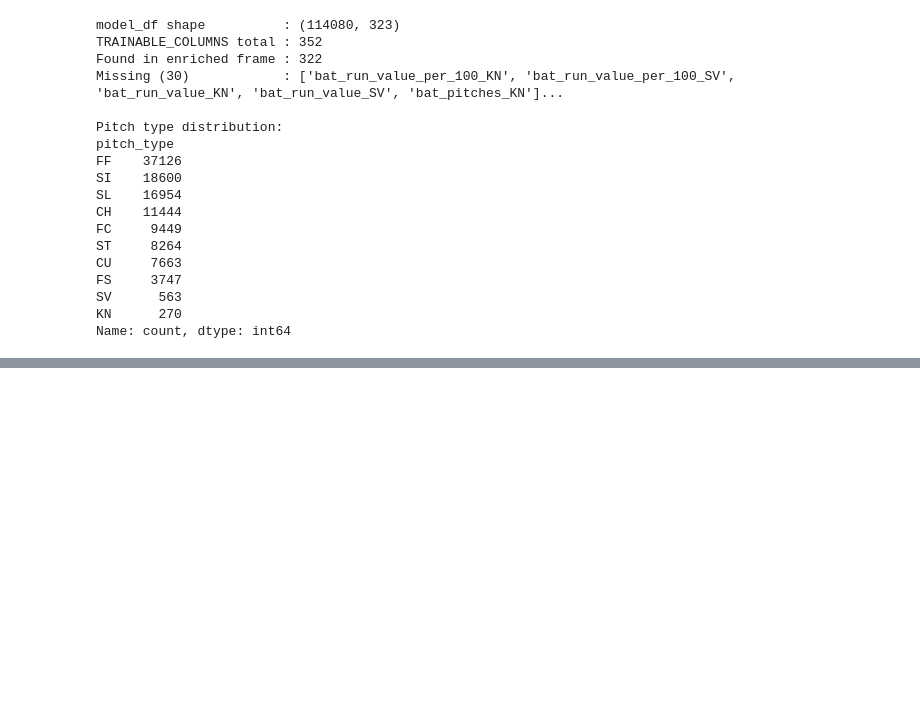
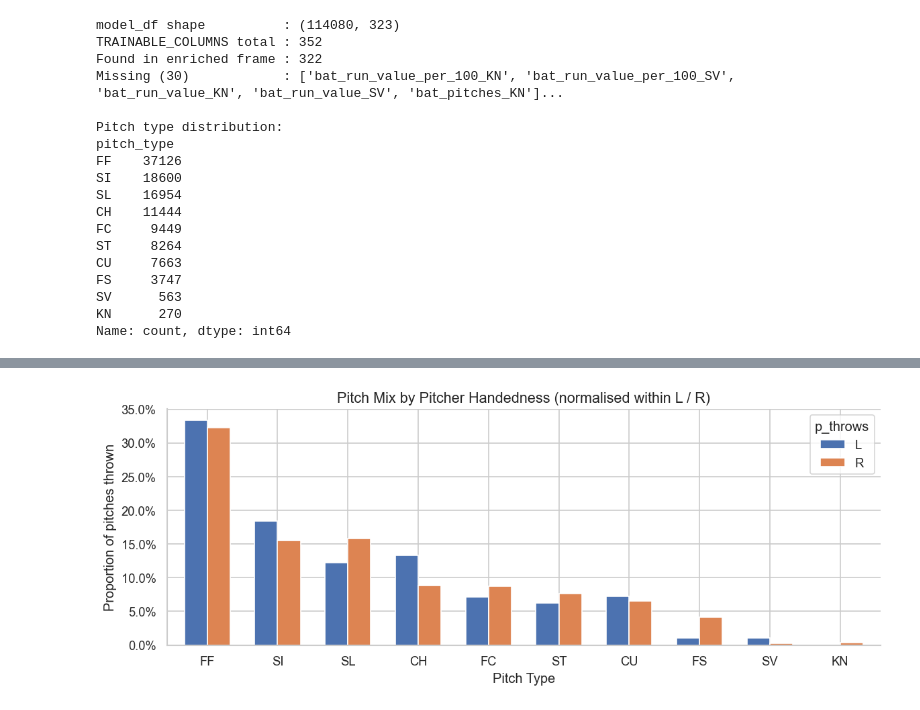
Before and after one commit to yihoolan/MLB-Pitch-Predictor, a Jupyter notebook: exploration/03_pitch_distribution_eda.ipynb, the cells around one changed output, grey strips where cells are left out. Cells and saved outputs as stored; diff of their text form; code cells hidden in the pictures; blank space fills up the shorter version.

```diff
--- a/exploration/03_pitch_distribution_eda.ipynb
+++ b/exploration/03_pitch_distribution_eda.ipynb
@@ -151,0 +183,24 @@ Name: count, dtype: int64
+# %%
+### Visual 2 — Pitch mix by pitcher handedness (normalised within L / R)
+hand_mix = (
+    model_df.groupby(["p_throws", LABEL_COLUMN])
+    .size()
+    .unstack(fill_value=0)
+    .apply(lambda row: row / row.sum(), axis=1)
+)
+### Reorder columns by overall frequency so bars are visually consistent
+hand_mix = hand_mix.reindex(columns=counts.index, fill_value=0)
+
+fig, ax = plt.subplots(figsize=(10, 4))
+hand_mix.T.plot(kind="bar", ax=ax, color=["#4c72b0", "#dd8452"], width=0.65, edgecolor="white")
+ax.set_xlabel("Pitch Type")
+ax.set_ylabel("Proportion of pitches thrown")
+ax.set_title("Pitch Mix by Pitcher Handedness (normalised within L / R)", fontsize=13)
+ax.legend(title="p_throws", loc="upper right")
+ax.yaxis.set_major_formatter(mticker.PercentFormatter(1.0))
+plt.xticks(rotation=0)
+sns.despine()
+plt.tight_layout()
+plt.show()
+# %% [output]
+[figure, added]
```
Also changed, not shown: parts of 4 cells of this notebook.
